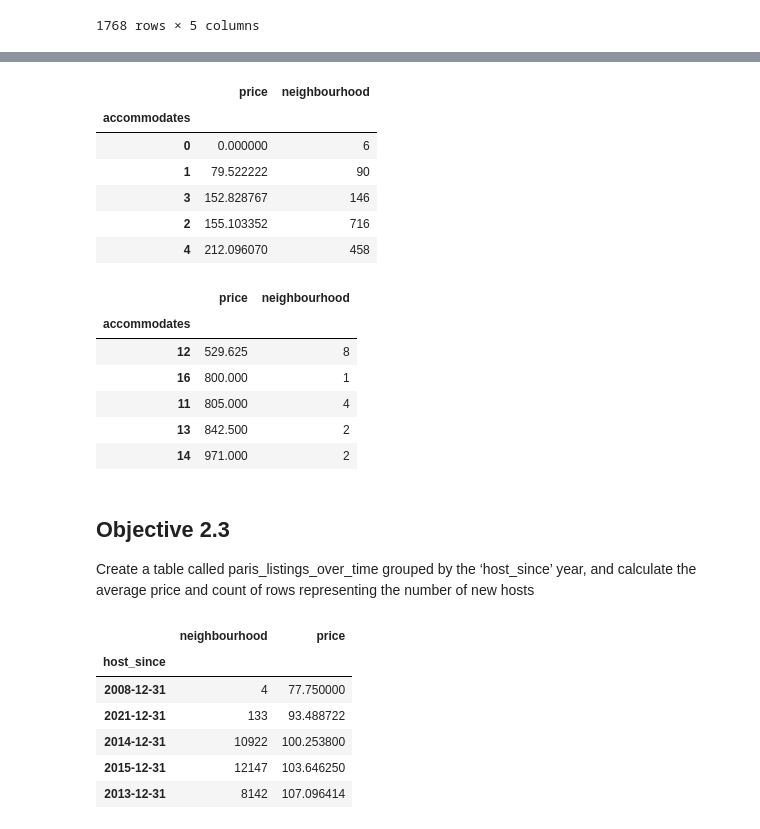
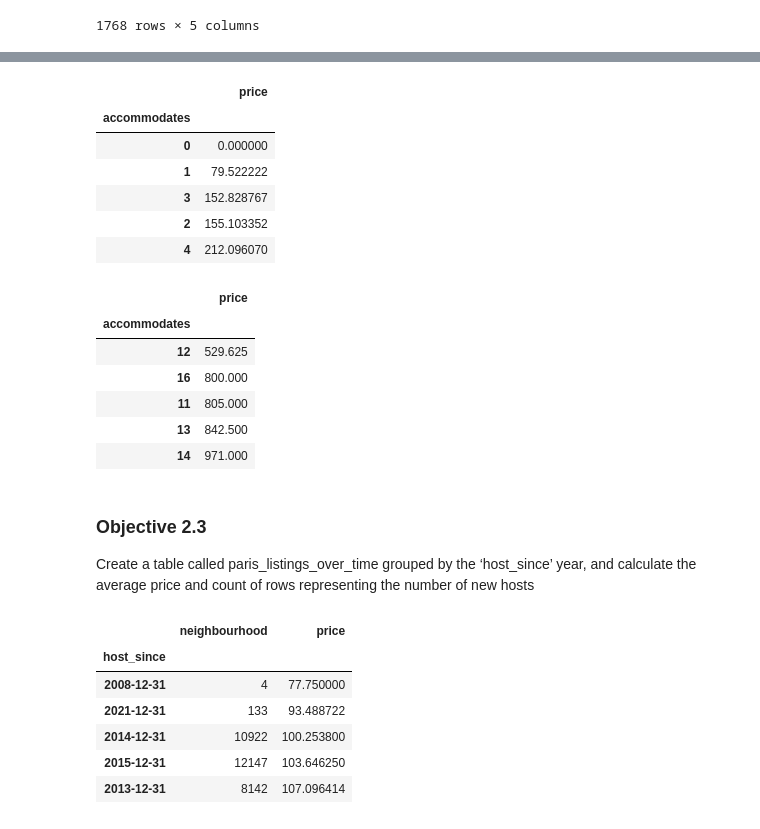
Before and after one commit to gtshinde/airbnb_python_analysis, a Jupyter notebook: airbnb_notebook.ipynb, the cells around one changed output, grey strips where cells are left out. Saved outputs shown, nothing was run; the diff lists cells and outputs as text; code cells hidden in the pictures.

```diff
--- a/airbnb_notebook.ipynb
+++ b/airbnb_notebook.ipynb
@@ -213,32 +208,32 @@ paris_listings_accomodations
 # %%
 paris_listings_accomodations=(
     paris_listing_df
     .query("neighbourhood == 'Elysee'")
     .groupby("accommodates")
-    .agg({"price":"mean","neighbourhood":"count"})
+    .agg({"price":"mean"})
     .sort_values("price")
     )
 paris_listings_accomodations.head()
 # %% [output]
-|  | price | neighbourhood |
-| accommodates |  |  |
-| 0 | 0.000000 | 6 |
-| 1 | 79.522222 | 90 |
-| 3 | 152.828767 | 146 |
-| 2 | 155.103352 | 716 |
-| 4 | 212.096070 | 458 |
+|  | price |
+| accommodates |  |
+| 0 | 0.000000 |
+| 1 | 79.522222 |
+| 3 | 152.828767 |
+| 2 | 155.103352 |
+| 4 | 212.096070 |
 # %%
 paris_listings_accomodations.tail()
 # %% [output]
-|  | price | neighbourhood |
-| accommodates |  |  |
-| 12 | 529.625 | 8 |
-| 16 | 800.000 | 1 |
-| 11 | 805.000 | 4 |
-| 13 | 842.500 | 2 |
-| 14 | 971.000 | 2 |
+|  | price |
+| accommodates |  |
+| 12 | 529.625 |
+| 16 | 800.000 |
+| 11 | 805.000 |
+| 13 | 842.500 |
+| 14 | 971.000 |
 # %% [markdown]
-## Objective 2.3
+### Objective 2.3
 
 Create a table called paris_listings_over_time grouped by the ‘host_since’ year, and calculate the average price and count of rows representing the number of new hosts
 # %%
```
Also changed, not shown: parts of 12 cells of this notebook.
